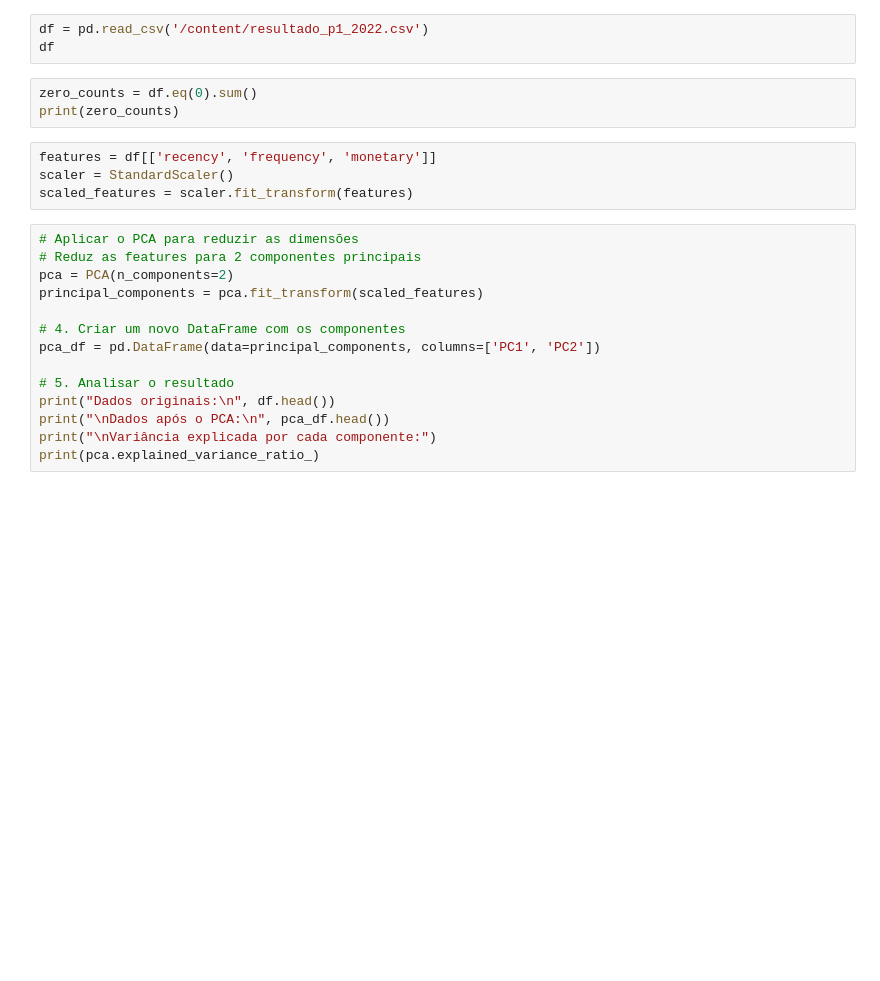
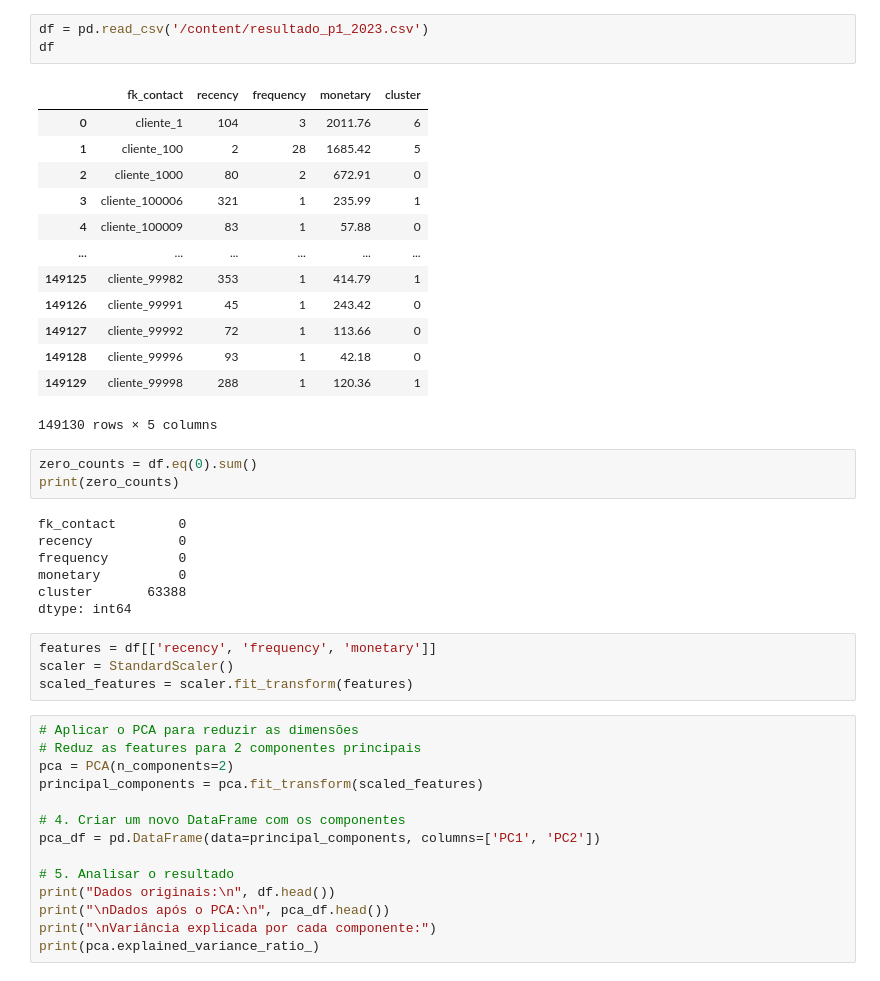
Before and after one commit to emissilva/challenge-clickbus, a Jupyter notebook: scripts/analises/analise.ipynb, the cells around one changed output. Drawn from its saved outputs; the diff is of its cells as text; blank space fills up the shorter version.

```diff
--- a/scripts/analises/analise.ipynb
+++ b/scripts/analises/analise.ipynb
@@ -13,9 +11,30 @@ ModuleNotFoundError: No module named 'distutils'
 # %%
-df = pd.read_csv('/content/resultado_p1_2022.csv')
+df = pd.read_csv('/content/resultado_p1_2023.csv')
 df
+# %% [output]
+|  | fk_contact | recency | frequency | monetary | cluster |
+| 0 | cliente_1 | 104 | 3 | 2011.76 | 6 |
+| 1 | cliente_100 | 2 | 28 | 1685.42 | 5 |
+| 2 | cliente_1000 | 80 | 2 | 672.91 | 0 |
+| 3 | cliente_100006 | 321 | 1 | 235.99 | 1 |
+| 4 | cliente_100009 | 83 | 1 | 57.88 | 0 |
+| ... | ... | ... | ... | ... | ... |
+| 149125 | cliente_99982 | 353 | 1 | 414.79 | 1 |
+| 149126 | cliente_99991 | 45 | 1 | 243.42 | 0 |
+| 149127 | cliente_99992 | 72 | 1 | 113.66 | 0 |
+| 149128 | cliente_99996 | 93 | 1 | 42.18 | 0 |
+| 149129 | cliente_99998 | 288 | 1 | 120.36 | 1 |
+149130 rows × 5 columns
 # %%
 zero_counts = df.eq(0).sum()
 print(zero_counts)
+# %% [output]
+fk_contact        0
+recency           0
+frequency         0
+monetary          0
+cluster       63388
+dtype: int64
 # %%
 features = df[['recency', 'frequency', 'monetary']]
 scaler = StandardScaler()
```
Also changed, not shown: parts of 12 cells of this notebook.
